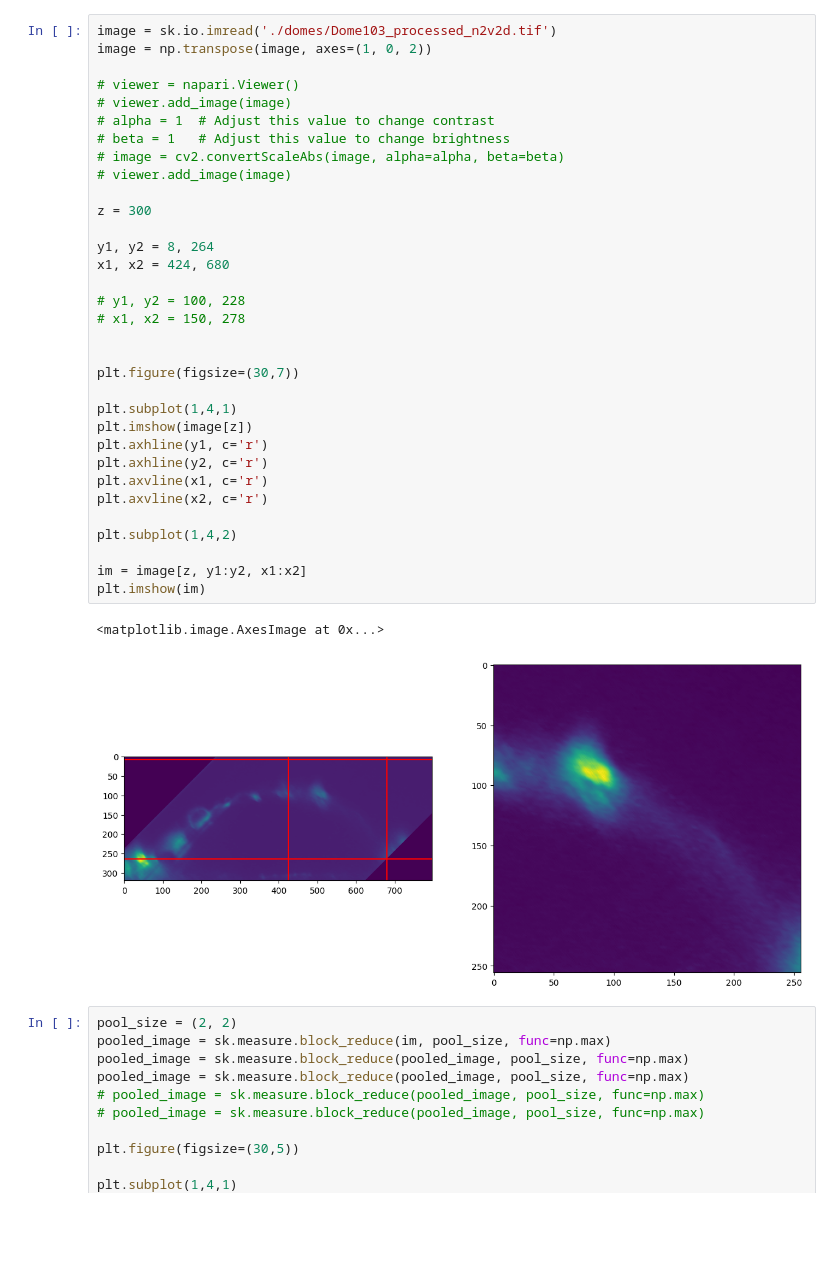
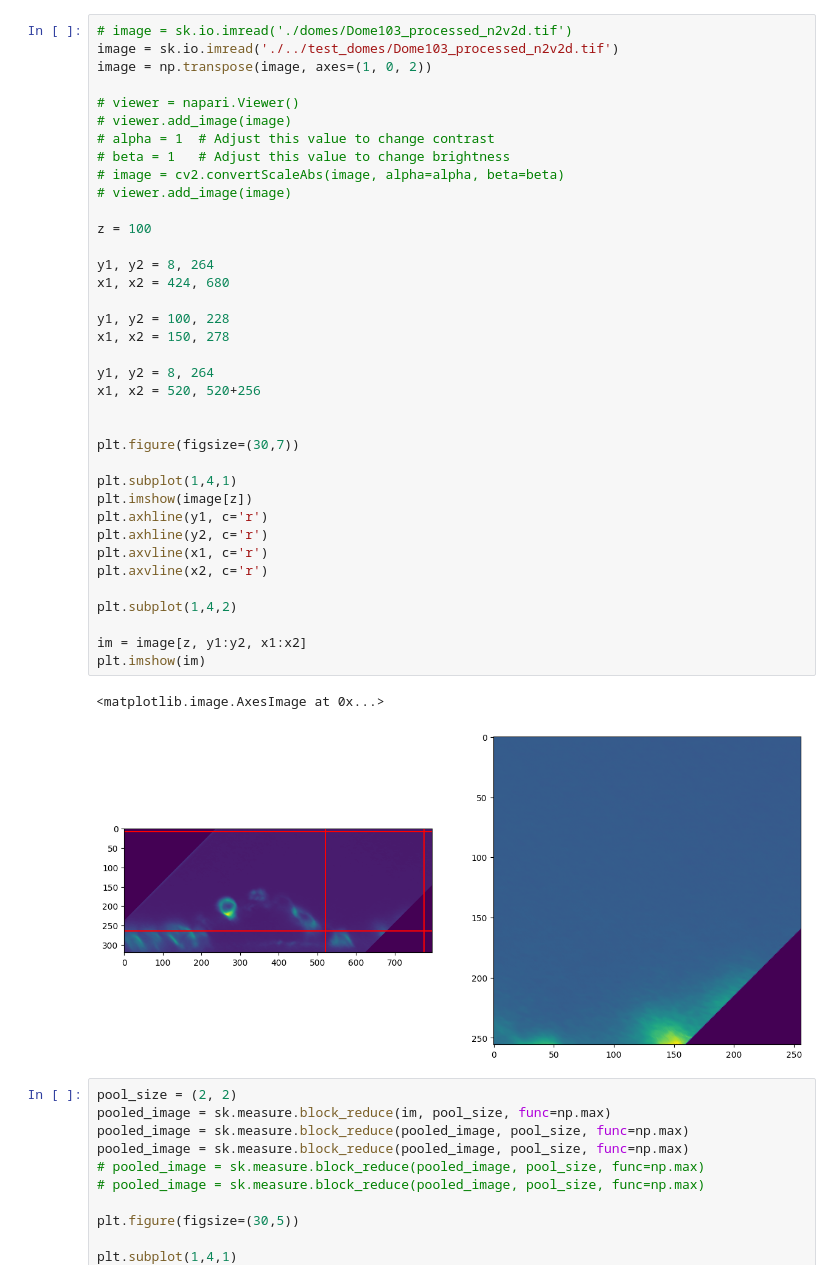
Before and after one commit to P8UXaE/light_sheet_domes, a Jupyter notebook: edgeDetection.ipynb, the cells around one changed output. Cells and saved outputs as stored; diff of their text form; blank space fills up the shorter version.

```diff
--- a/edgeDetection.ipynb
+++ b/edgeDetection.ipynb
@@ -11,40 +11,44 @@ import tensorflow as tf
 import copy
 # %%
-image = sk.io.imread('./domes/Dome103_processed_n2v2d.tif')
+# image = sk.io.imread('./domes/Dome103_processed_n2v2d.tif')
+image = sk.io.imread('./../test_domes/Dome103_processed_n2v2d.tif')
 image = np.transpose(image, axes=(1, 0, 2))
 
 # viewer = napari.Viewer()
 # viewer.add_image(image)
 # alpha = 1  # Adjust this value to change contrast
 # beta = 1   # Adjust this value to change brightness
 # image = cv2.convertScaleAbs(image, alpha=alpha, beta=beta)
 # viewer.add_image(image)
 
-z = 300
+z = 100
 
 y1, y2 = 8, 264
 x1, x2 = 424, 680
 
-# y1, y2 = 100, 228
-# x1, x2 = 150, 278
+y1, y2 = 100, 228
+x1, x2 = 150, 278
+
+y1, y2 = 8, 264
+x1, x2 = 520, 520+256
 
 
 plt.figure(figsize=(30,7))
 
 plt.subplot(1,4,1)
 plt.imshow(image[z])
 plt.axhline(y1, c='r')
 plt.axhline(y2, c='r')
 plt.axvline(x1, c='r')
 plt.axvline(x2, c='r')
 
 plt.subplot(1,4,2)
 
 im = image[z, y1:y2, x1:x2]
 plt.imshow(im)
 # %% [output]
 <matplotlib.image.AxesImage at 0x...>
-[figure, old version]
+[figure, new version]
 # %%
 pool_size = (2, 2)
 pooled_image = sk.measure.block_reduce(im, pool_size, func=np.max)
```
Also changed, not shown: parts of 10 cells of this notebook, 3 other files.
